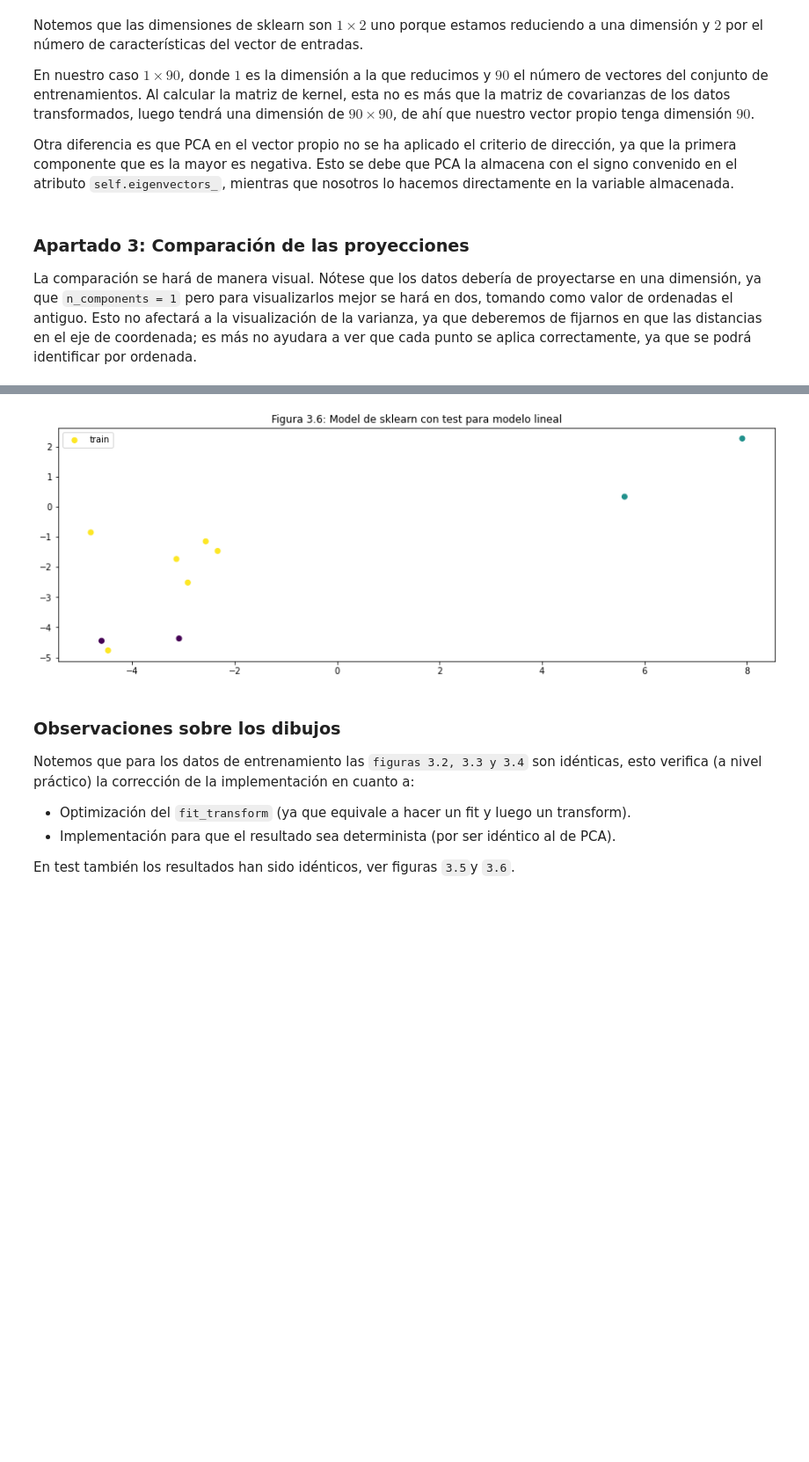
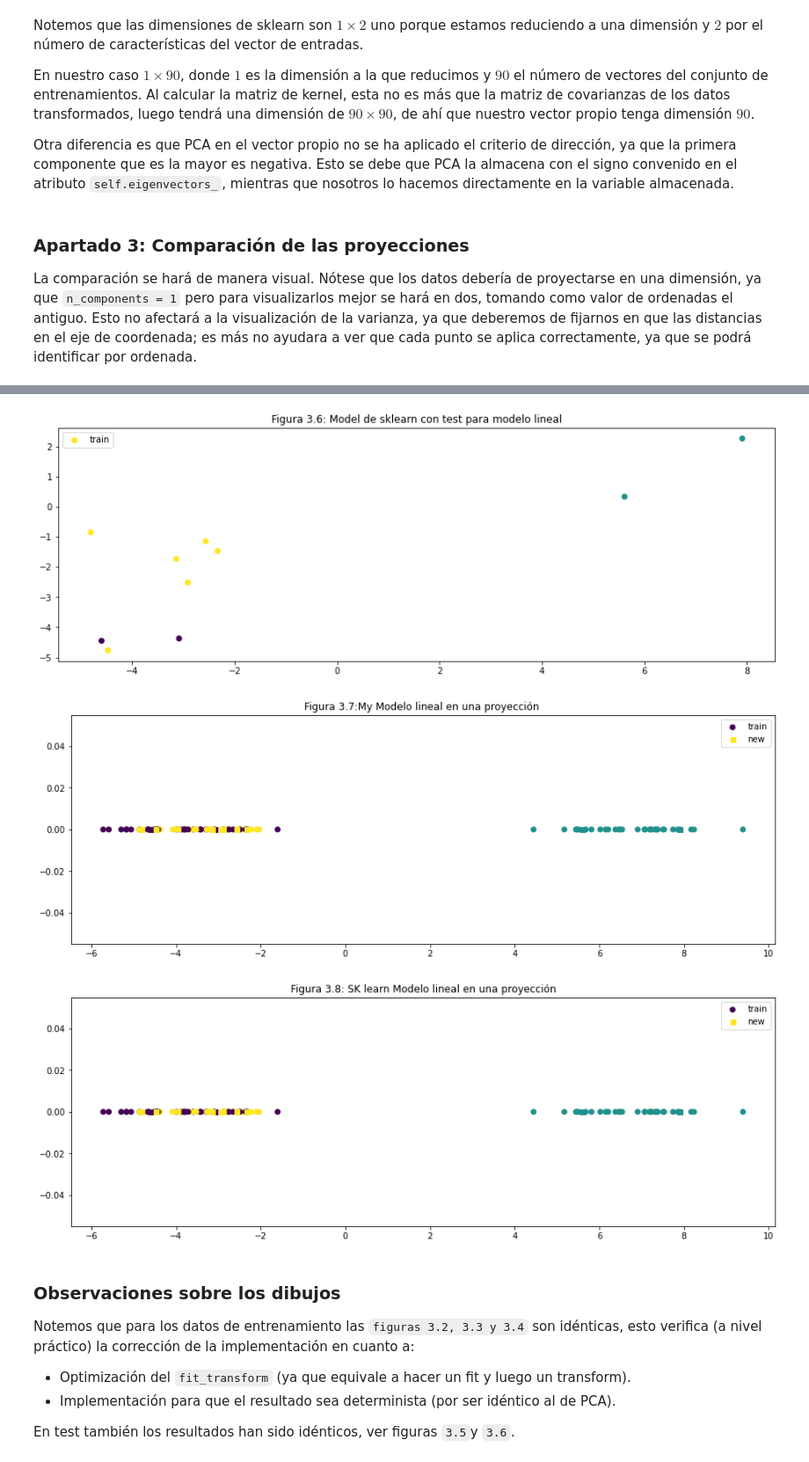
Before and after one commit to BlancaCC/MetodoAvanzadosAprendizajeAutomatico, a Jupyter notebook: DimensionReduction/MAAA-22_23-KPCA_Qst.ipynb, the cells around one changed output, grey strips where cells are left out. Shown: that part at 88% size. Drawn from its saved outputs; the diff is of its cells as text; code cells hidden in the pictures; blank space fills up the shorter version.

Commit message:
Muestro en una dimensión

```diff
--- a/DimensionReduction/MAAA-22_23-KPCA_Qst.ipynb
+++ b/DimensionReduction/MAAA-22_23-KPCA_Qst.ipynb
@@ -447,31 +423,47 @@ Otra diferencia es que PCA en el vector propio no se ha aplicado el criterio de
 
 La comparación se hará de manera visual.
 Nótese que los datos debería de proyectarse en una dimensión, ya que `n_components = 1` pero para visualizarlos mejor se hará en dos, tomando como valor de ordenadas el antiguo.
- Esto no afectará a la visualización de la varianza, ya que deberemos de fijarnos en que las distancias en el eje de coordenada; es más no ayudara a ver que cada punto se aplica correctamente, ya que se podrá identificar por ordenada.
+Esto no afectará a la visualización de la varianza, ya que deberemos de fijarnos en que las distancias en el eje de coordenada; es más no ayudara a ver que cada punto se aplica correctamente, ya que se podrá identificar por ordenada.
 # %%
 apartado = 3
 cnt_figura = 1
 tipo_kernel = 'lineal'
 
 muestraSimple(X_train[:,0], X_train[:,1], y_train, f'Figura {apartado}.{cnt_figura}: Datos train sin proyectar')
 cnt_figura += 1
 muestraSimple(model_my.fit_transform(X_train), X_train[:,1],y_train,f'Figura {apartado}.{cnt_figura}: Model de fit_transform para modelo {tipo_kernel}')
 cnt_figura += 1
 muestraSimple(model_my.transform(X_train), X_train[:,1],y_train,f'Figura {apartado}.{cnt_figura}: Model my train transform para modelo {tipo_kernel}')
 cnt_figura += 1
 muestraSimple(model_sk.transform(X_train), X_train[:,1],y_train,f'Figura {apartado}.{cnt_figura}: Model de sklearn con datos de train para modelo {tipo_kernel}')
 cnt_figura += 1
 muestraSimple(model_my.transform(X_new), X_new[:,1],y_new,f'Figura {apartado}.{cnt_figura}: Model my test transform para modelo {tipo_kernel}')
 cnt_figura += 1
 muestraSimple(model_sk.transform(X_new), X_new[:,1],y_new,f'Figura {apartado}.{cnt_figura}: Model de sklearn con test para modelo {tipo_kernel}')
 cnt_figura += 1
+
+# Mostramos los datos en una dimensión
+plt.scatter(model_my.transform(X_train), np.zeros(len(X_train)),c=y_train, label='train')
+plt.scatter(model_my.transform(X_new), np.zeros(len(X_new)), c=y_new, marker='s', label='new')
+plt.title(f'Figura {apartado}.{cnt_figura}:My Modelo lineal en una proyección ')
+plt.legend()
+plt.show()
+cnt_figura += 1
+
+plt.scatter(model_sk.transform(X_train), np.zeros(len(X_train)),c=y_train, label='train')
+plt.scatter(model_sk.transform(X_new), np.zeros(len(X_new)), c=y_new, marker='s', label='new')
+plt.title(f'Figura {apartado}.{cnt_figura}: SK learn Modelo lineal en una proyección')
+plt.legend()
+plt.show()
 # %% [output]
 [figure]
 [figure]
 [figure]
 [figure]
 [figure]
 [figure]
+[figure, added]
+[figure, added]
 # %% [markdown]
 ### Observaciones sobre los dibujos
 
```
Also changed, not shown: parts of 6 cells of this notebook.
